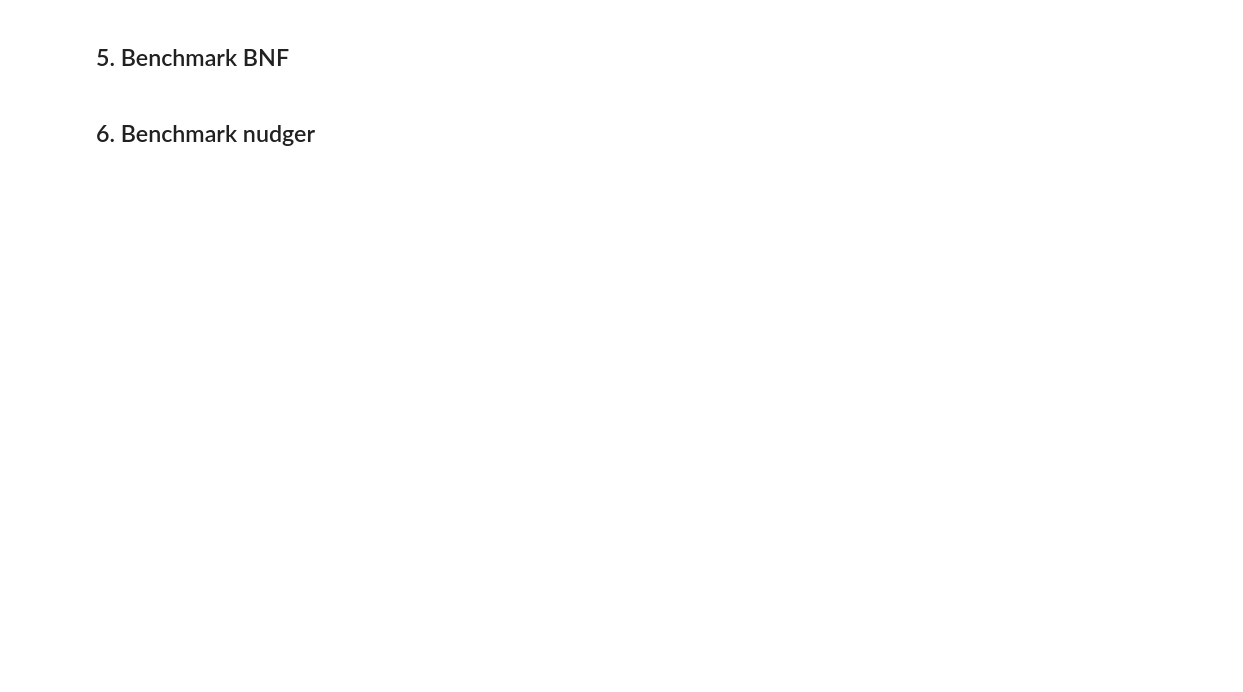
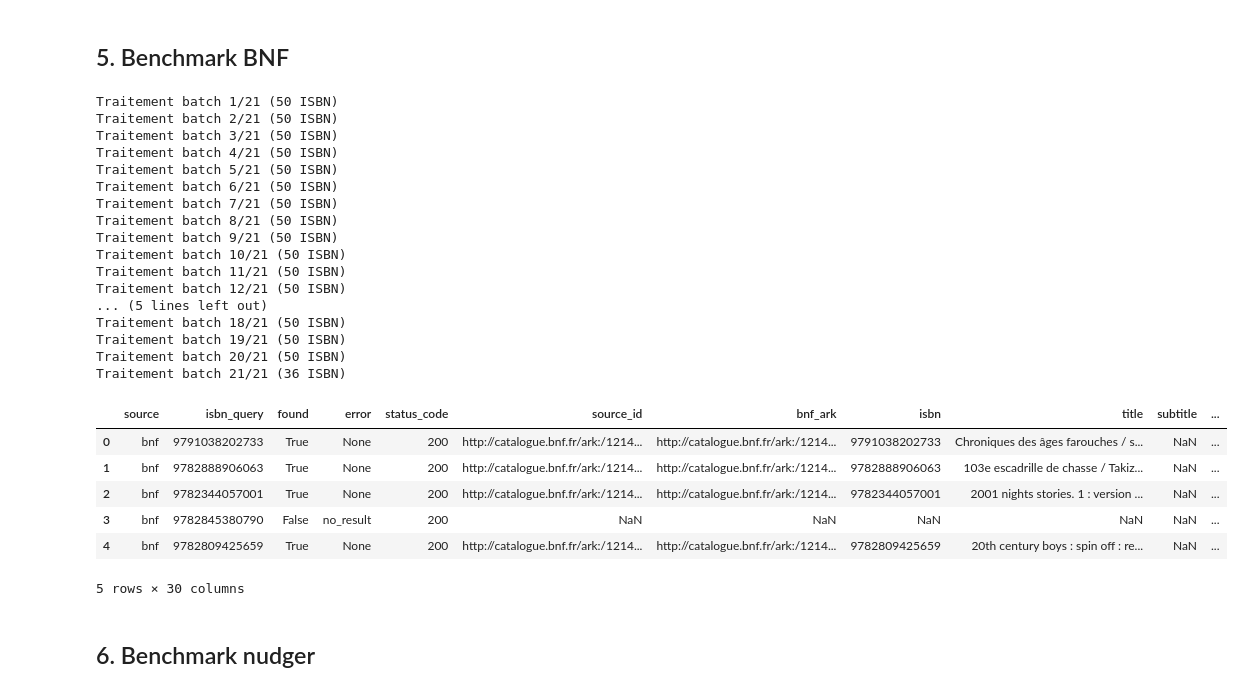
Before and after one commit to yoann-donizetti/collectionlens, a Jupyter notebook: notebooks/poc_data/07_extended_multisource_benchmark.ipynb, the cells around one changed output. Drawn from its saved outputs; the diff is of its cells as text; code cells hidden in the pictures; blank space fills up the shorter version.

Commit message:
feat(benchmark): finaliser le benchmark multi-sources étendu

```diff
--- a/notebooks/poc_data/07_extended_multisource_benchmark.ipynb
+++ b/notebooks/poc_data/07_extended_multisource_benchmark.ipynb
@@ -291,23 +332,48 @@ df_openlibrary.head()
 # %%
 from collectionlens.api.bnf_api import (
     search_book_by_isbn as bnf_isbn,
 )
 
 df_bnf = benchmark_source_in_batches(
     source_name="bnf",
     search_func=bnf_isbn,
-    isbns=benchmark_isbns,
+    isbns=isbns,
     batch_size=50,
     output_dir=output_dir / "bnf",
     sleep_seconds=1.0,
 )
 
 df_bnf.to_csv(
     output_dir / "bnf_results.csv",
     index=False,
 )
 
 df_bnf.head()
+# %% [output]
+Traitement batch 1/21 (50 ISBN)
+Traitement batch 2/21 (50 ISBN)
+Traitement batch 3/21 (50 ISBN)
+Traitement batch 4/21 (50 ISBN)
+Traitement batch 5/21 (50 ISBN)
+Traitement batch 6/21 (50 ISBN)
+Traitement batch 7/21 (50 ISBN)
+Traitement batch 8/21 (50 ISBN)
+Traitement batch 9/21 (50 ISBN)
+Traitement batch 10/21 (50 ISBN)
+Traitement batch 11/21 (50 ISBN)
+Traitement batch 12/21 (50 ISBN)
+... (5 lines left out)
+Traitement batch 18/21 (50 ISBN)
+Traitement batch 19/21 (50 ISBN)
+Traitement batch 20/21 (50 ISBN)
+Traitement batch 21/21 (36 ISBN)
+|  | source | isbn_query | found | error | status_code | source_id | bnf_ark | isbn | title | subtitle | ... |
+| 0 | bnf | 9791038202733 | True | None | 200 | http://catalogue.bnf.fr/ark:/1214... | http://catalogue.bnf.fr/ark:/1214... | 9791038202733 | Chroniques des âges farouches / s... | NaN | ... |
+| 1 | bnf | 9782888906063 | True | None | 200 | http://catalogue.bnf.fr/ark:/1214... | http://catalogue.bnf.fr/ark:/1214... | 9782888906063 | 103e escadrille de chasse / Takiz... | NaN | ... |
+| 2 | bnf | 9782344057001 | True | None | 200 | http://catalogue.bnf.fr/ark:/1214... | http://catalogue.bnf.fr/ark:/1214... | 9782344057001 | 2001 nights stories. 1 : version ... | NaN | ... |
+| 3 | bnf | 9782845380790 | False | no_result | 200 | NaN | NaN | NaN | NaN | NaN | ... |
+| 4 | bnf | 9782809425659 | True | None | 200 | http://catalogue.bnf.fr/ark:/1214... | http://catalogue.bnf.fr/ark:/1214... | 9782809425659 | 20th century boys : spin off : re... | NaN | ... |
+5 rows × 30 columns
 # %% [markdown]
 ## 6. Benchmark nudger
 # %%
```
Also changed, not shown: parts of 26 cells of this notebook, 1 other file.
